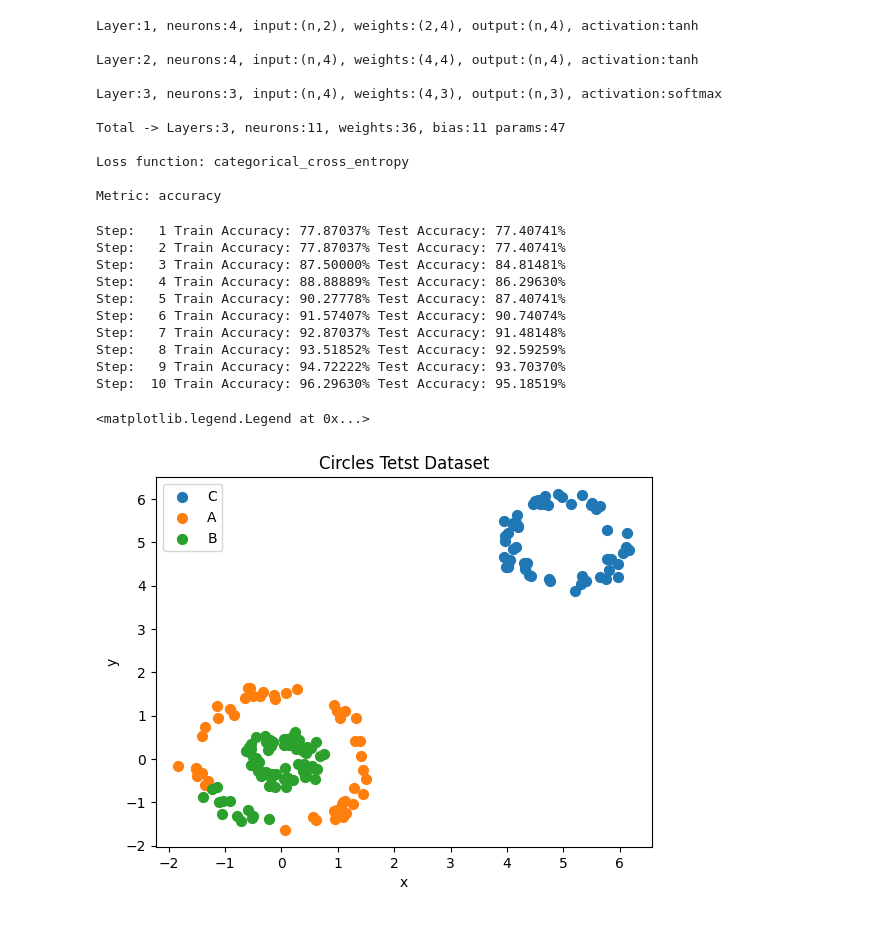
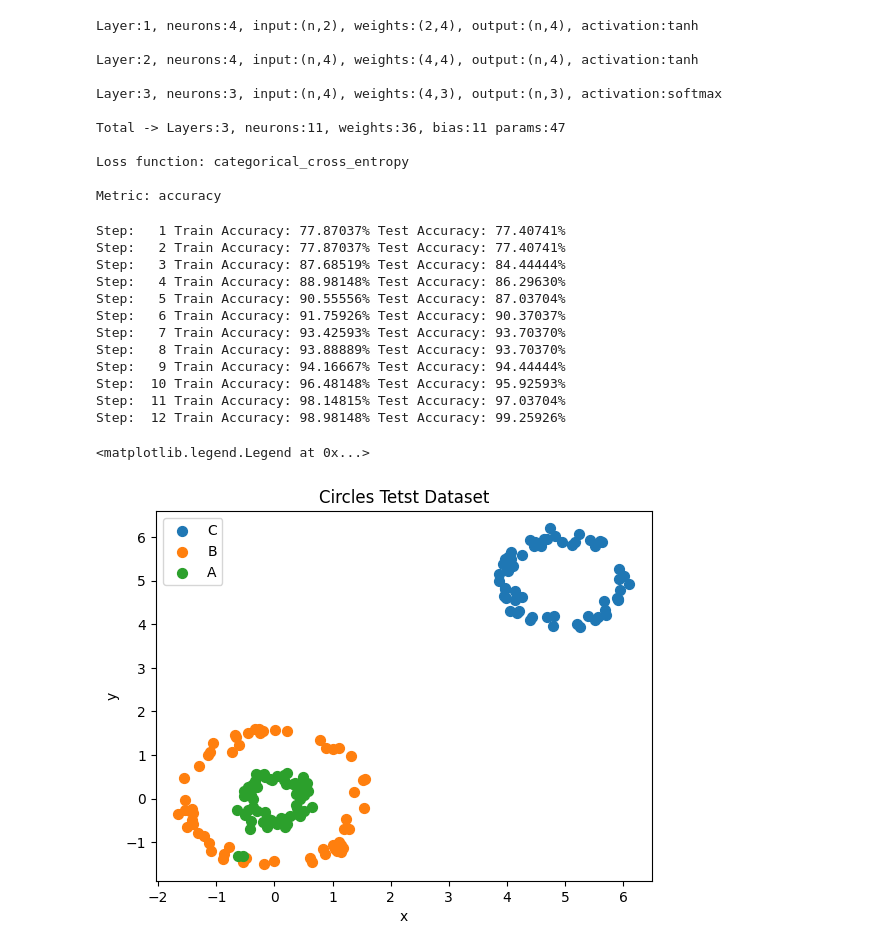
Before and after one commit to Mitchell-Mirano/Allison, a Jupyter notebook: examples/nn/classification_multiclass.ipynb, the cells around one changed output. Saved outputs shown, nothing was run; the diff lists cells and outputs as text; code cells hidden in the pictures.

```diff
--- a/examples/nn/classification_multiclass.ipynb
+++ b/examples/nn/classification_multiclass.ipynb
@@ -119,7 +119,7 @@ accuracy_test = 0
 
 for step in range(1,steps+1):
 
-    if accuracy_train > 95.0 and accuracy_test > 95.0:
+    if accuracy_train > 98.0 and accuracy_test > 98.0:
         break
 
     for _ in range(iters):
@@ -211,7 +213,7 @@ accuracy_test = 0
 
 for step in range(1,steps+1):
 
-    if accuracy_train > 95.0 and accuracy_test > 95.0:
+    if accuracy_train > 98.0 and accuracy_test > 98.0:
         break
 
     for _ in range(iters):
@@ -226,34 +228,36 @@ for step in range(1,steps+1):
 # %% [output]
 Step:   1 Train Accuracy: 77.87037% Test Accuracy: 77.40741%
 Step:   2 Train Accuracy: 77.87037% Test Accuracy: 77.40741%
-Step:   3 Train Accuracy: 87.50000% Test Accuracy: 84.81481%
-Step:   4 Train Accuracy: 88.88889% Test Accuracy: 86.29630%
-Step:   5 Train Accuracy: 90.27778% Test Accuracy: 87.40741%
-Step:   6 Train Accuracy: 91.57407% Test Accuracy: 90.74074%
-Step:   7 Train Accuracy: 92.87037% Test Accuracy: 91.48148%
-Step:   8 Train Accuracy: 93.51852% Test Accuracy: 92.59259%
-Step:   9 Train Accuracy: 94.72222% Test Accuracy: 93.70370%
-Step:  10 Train Accuracy: 96.29630% Test Accuracy: 95.18519%
+Step:   3 Train Accuracy: 87.68519% Test Accuracy: 84.44444%
+Step:   4 Train Accuracy: 88.98148% Test Accuracy: 86.29630%
+Step:   5 Train Accuracy: 90.55556% Test Accuracy: 87.03704%
+Step:   6 Train Accuracy: 91.75926% Test Accuracy: 90.37037%
+Step:   7 Train Accuracy: 93.42593% Test Accuracy: 93.70370%
+Step:   8 Train Accuracy: 93.88889% Test Accuracy: 93.70370%
+Step:   9 Train Accuracy: 94.16667% Test Accuracy: 94.44444%
+Step:  10 Train Accuracy: 96.48148% Test Accuracy: 95.92593%
+Step:  11 Train Accuracy: 98.14815% Test Accuracy: 97.03704%
+Step:  12 Train Accuracy: 98.98148% Test Accuracy: 99.25926%
 # %%
-id2label = {0:"B",1:"A",2:"C"}
+id2label = {0:"A",1:"B",2:"C"}
 
 predictions = model.predict(X_test)
 predictions = get_numeric_labels(predictions)
 predictions
 
 data_test['prediction'] = predictions
 data_test['pred_labels'] = data_test['prediction'].map(id2label)
 
 for label in data_test['pred_labels'].unique():
     x = data_test[data_test['pred_labels'] == label]['x']
     y = data_test[data_test['pred_labels'] == label]['y']
 
     plt.scatter(x,y,s=50,label=label)
 
 plt.xlabel("x")
 plt.ylabel("y")
 plt.title("Circles Tetst Dataset")
 plt.legend()
 # %% [output]
 <matplotlib.legend.Legend at 0x...>
-[figure, old version]
+[figure, new version]
```
Also changed, not shown: parts of 4 cells of this notebook, 7 other files.
